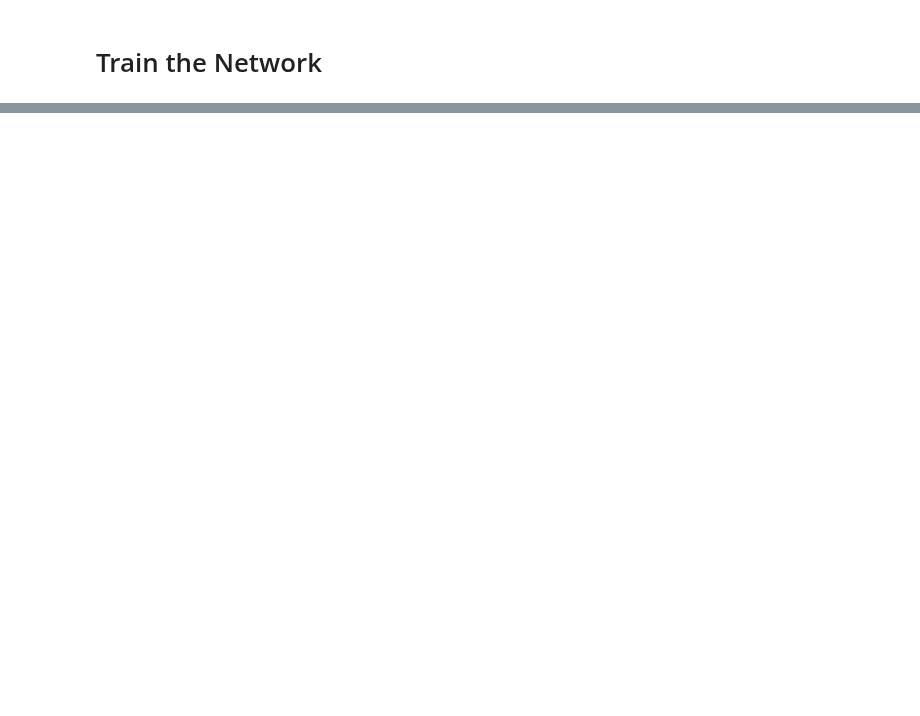
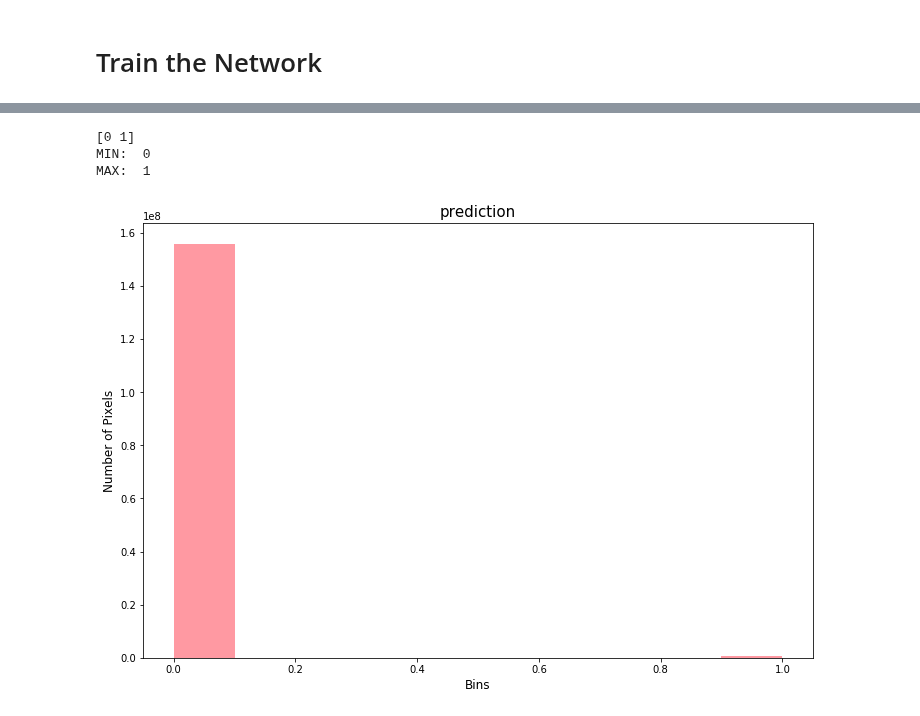
Before and after one commit to rvmaretto/deepgeo, a Jupyter notebook: notebooks/train_fcn.ipynb, the cells around one changed output, grey strips where cells are left out. Saved outputs shown, nothing was run; the diff lists cells and outputs as text; code cells hidden in the pictures; blank space fills up the shorter version.

```diff
--- a/notebooks/train_fcn.ipynb
+++ b/notebooks/train_fcn.ipynb
@@ -248,13 +262,18 @@ write_prediction(output_path, raster_path, out_pred)
 # %%
 new_ds = gdal.Open(output_path)
 rarr = new_ds.ReadAsArray()
 
 print(np.unique(rarr))
 
-from deepleeo.utils import image
-reload(image)
+import deepleeo.utils.visualization as vis
+reload(vis)
 
 print("MIN: ", np.min(rarr))
 print("MAX: ", np.max(rarr))
 
-image.plot_image_histogram(rarr, title = "prediction")
+vis.plot_image_histogram(rarr, title = "prediction")
+# %% [output]
+[0 1]
+MIN:  0
+MAX:  1
+[figure, added]
```
Also changed, not shown: parts of 12 cells of this notebook, 2 other files.
